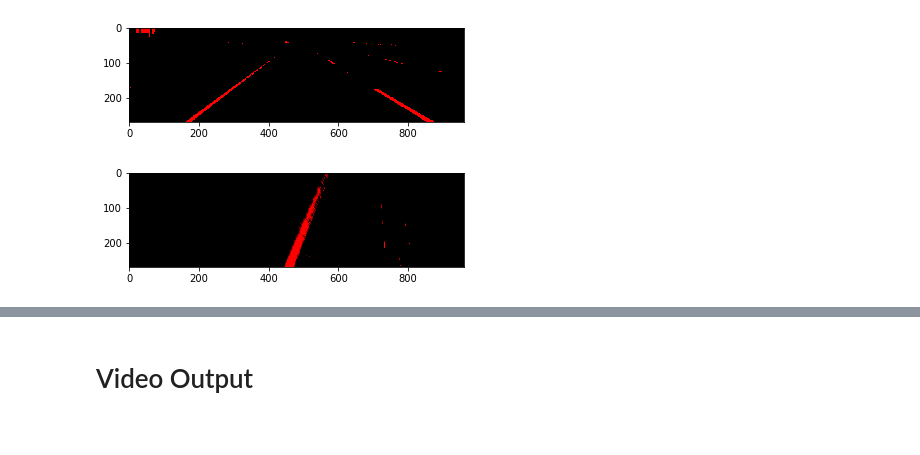
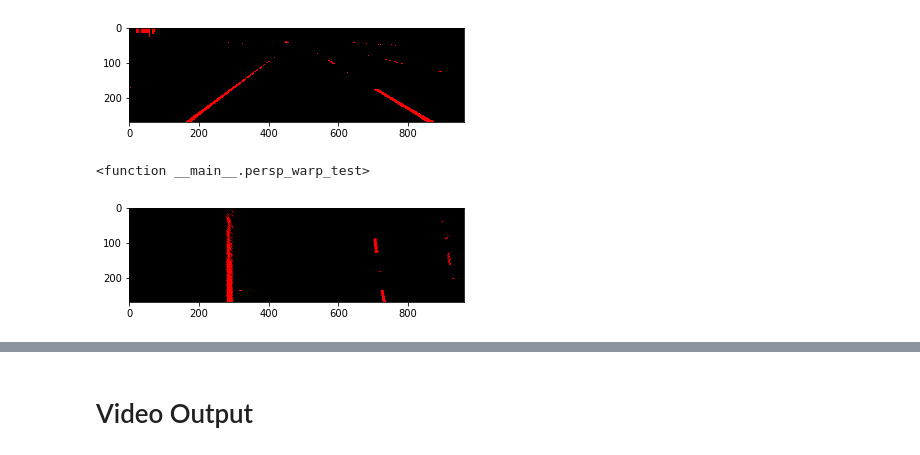
Before and after one commit to da7th/CarND-P1, a Jupyter notebook: Real-time attempt.ipynb, the cells around one changed output, grey strips where cells are left out. Cells and saved outputs as stored; diff of their text form; code cells hidden in the pictures.

Commit message:
update: added a fix to the perspective warp function

```diff
--- a/Real-time attempt.ipynb
+++ b/Real-time attempt.ipynb
@@ -69,15 +69,15 @@ plt.imsave("grayed_crop", color_thresh(test_image))
 # %% [output]
 [figure]
 # %%
-def persp_warp(img,
-                src1x=0,
-                src2x=1280,
-                src3x=754,
-                src4x=526,
-                src1y=720,
-                src2y=720,
-                src3y=470,
-                src4y=470,
+def persp_warp_test(img,
+                src1x=1,
+                src2x=1975,
+                src3x=876,
+                src4x=427,
+                src1y=641,
+                src2y=631,
+                src3y=175,
+                src4y=277,
                 dst1x=0,
                 dst2x=1280,
                 dst3x=1280,
@@ -110,48 +110,49 @@ def persp_warp(img,
 #     dst4y=0
 
     #get the input image size (since this may vary between runs)
     img_size = (img.shape[1], img.shape[0])
 
     #obtain and set the source points based on the given ratios
     src = np.float32([[img.shape[1]*(src1x/1280),img.shape[0]*(src1y/720)],
                       [img.shape[1]*(src2x/1280),img.shape[0]*(src2y/720)],
                       [img.shape[1]*(src3x/1280),img.shape[0]*(src3y/720)],
                       [img.shape[1]*(src4x/1280),img.shape[0]*(src4y/720)]])
 
     #obtain and set the destination points based on the given ratios
     dst = np.float32([[img.shape[1]*(dst1x/1280),img.shape[0]*(dst1y/720)],
                       [img.shape[1]*(dst2x/1280),img.shape[0]*(dst2y/720)],
                       [img.shape[1]*(dst3x/1280),img.shape[0]*(dst3y/720)],
                       [img.shape[1]*(dst4x/1280),img.shape[0]*(dst4y/720)]])
 
 
     M = cv2.getPerspectiveTransform(src, dst)
 
     dsize = (img.shape[1], img.shape[0])
 
     warped = cv2.warpPerspective(img, M, dsize, flags=cv2.INTER_LINEAR)
 
     plt.imshow(warped)
 
 
 
-interact(persp_warp, img=fixed(color_thresh(test_image)),
-                src1x=(-1000,1000,),
-                src2x=(-1000,1000,1),
-                src3x=(-1000,1000,1),
-                src4x=(-1000,1000,1),
-                src1y=(-1000,1000,1),
-                src2y=(-1000,1000,1),
-                src3y=(-1000,1000,1),
-                src4y=(-1000,1000,1),
-                dst1x=(-1000,1000,1),
-                dst2x=(-1000,1000,1),
-                dst3x=(-1000,1000,1),
-                dst4x=(-1000,1000,1),
-                dst1y=(-1000,1000,1),
-                dst2y=(-1000,1000,1),
-                dst3y=(-1000,1000,1),
-                dst4y=(-1000,1000,1)
+interact(persp_warp_test, img=fixed(color_thresh(test_image)),
+                src1x=(-2000,2000,1),
+                src2x=(-2000,2000,1),
+                src3x=(-2000,2000,1),
+                src4x=(-2000,2000,1),
+                src1y=(-2000,2000,1),
+                src2y=(-2000,2000,1),
+                src3y=(-2000,2000,1),
+                src4y=(-2000,2000,1),
+                dst1x=(-2000,2000,1),
+                dst2x=(-2000,2000,1),
+                dst3x=(-2000,2000,1),
+                dst4x=(-2000,2000,1),
+                dst1y=(-2000,2000,1),
+                dst2y=(-2000,2000,1),
+                dst3y=(-2000,2000,1),
+                dst4y=(-2000,2000,1)
          )
 # %% [output]
+<function __main__.persp_warp_test>
-[figure, old version]
+[figure, new version]
```
Also changed, not shown: parts of 2 cells of this notebook, 1 other file.
